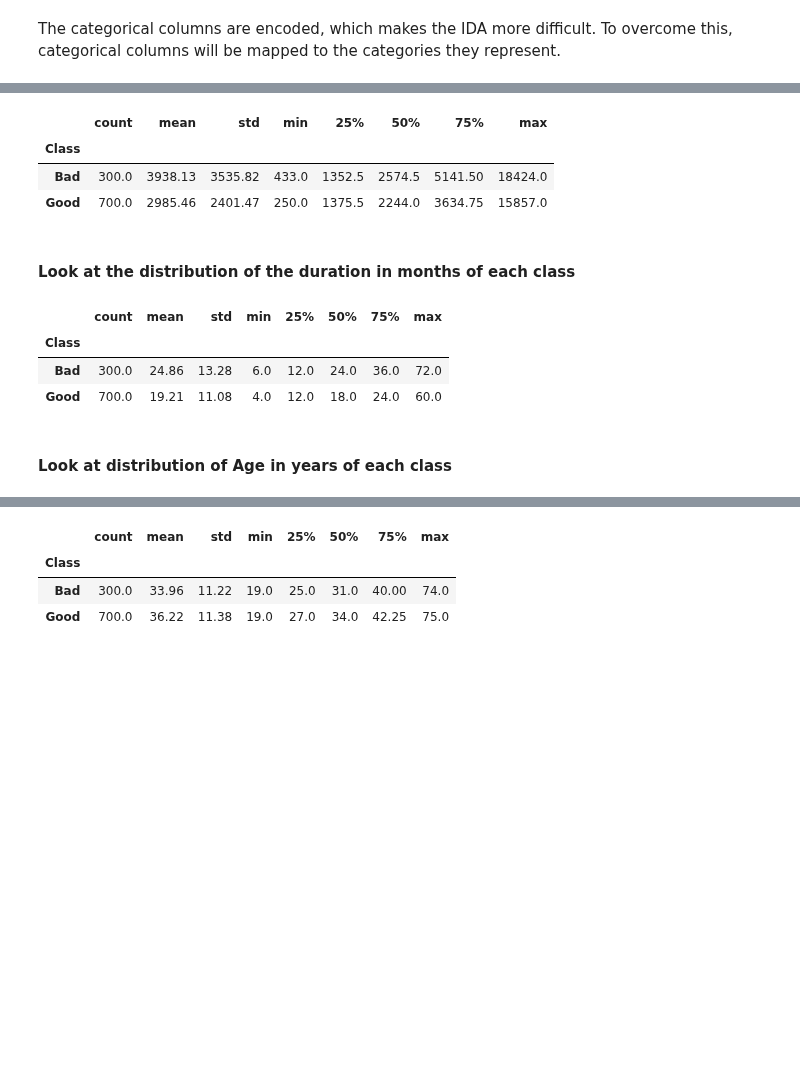
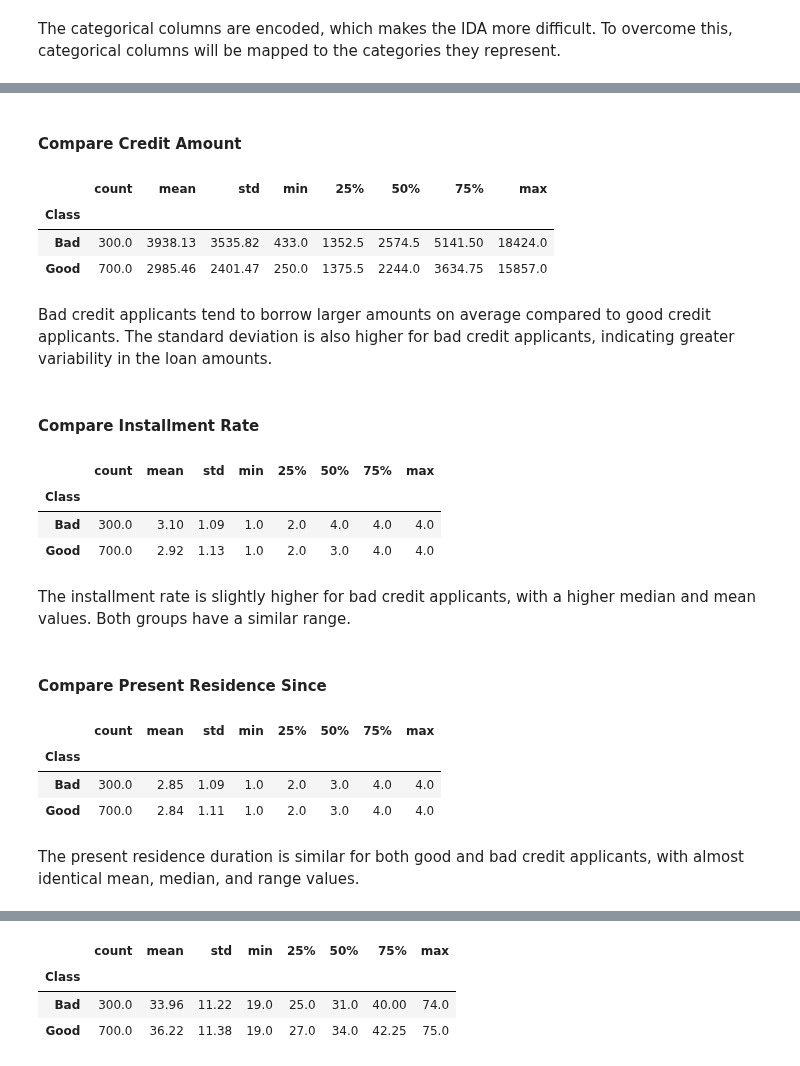
Before and after one commit to GittiGitus/Deep_Learning, a Jupyter notebook: experiments.ipynb, the cells around one changed output, grey strips where cells are left out. Drawn from its saved outputs; the diff is of its cells as text; code cells hidden in the pictures; blank space fills up the shorter version.

```diff
--- a/experiments.ipynb
+++ b/experiments.ipynb
@@ -347,3 +350,5 @@ plt.show()
+# %% [markdown]
+#### Compare Credit Amount
 # %%
 display(df.groupby('Class')['Credit_amount'].describe().round(2))
 # %% [output]
@@ -351,14 +356,27 @@ display(df.groupby('Class')['Credit_amount'].describe().round(2))
 | Class |  |  |  |  |  |  |  |  |
 | Bad | 300.0 | 3938.13 | 3535.82 | 433.0 | 1352.5 | 2574.5 | 5141.50 | 18424.0 |
 | Good | 700.0 | 2985.46 | 2401.47 | 250.0 | 1375.5 | 2244.0 | 3634.75 | 15857.0 |
-# %% [markdown]
-#### Look at the distribution of the duration in months of each class
+# %% [markdown]
+Bad credit applicants tend to borrow larger amounts on average compared to good credit applicants. The standard deviation is also higher for bad credit applicants, indicating greater variability in the loan amounts.
+# %% [markdown]
+#### Compare Installment Rate
 # %%
-display(df.groupby('Class')['Duration_in_months'].describe().round(2))
+display(df.groupby('Class')['Installment_rate_as_percentage_of_disposable_income'].describe().round(2))
 # %% [output]
 |  | count | mean | std | min | 25% | 50% | 75% | max |
 | Class |  |  |  |  |  |  |  |  |
-| Bad | 300.0 | 24.86 | 13.28 | 6.0 | 12.0 | 24.0 | 36.0 | 72.0 |
-| Good | 700.0 | 19.21 | 11.08 | 4.0 | 12.0 | 18.0 | 24.0 | 60.0 |
+| Bad | 300.0 | 3.10 | 1.09 | 1.0 | 2.0 | 4.0 | 4.0 | 4.0 |
+| Good | 700.0 | 2.92 | 1.13 | 1.0 | 2.0 | 3.0 | 4.0 | 4.0 |
-# %% [markdown]
-#### Look at distribution of Age in years of each class
+# %% [markdown]
+The installment rate is slightly higher for bad credit applicants, with a higher median and mean values. Both groups have a similar range.
+# %% [markdown]
+#### Compare Present Residence Since
+# %%
+display(df.groupby('Class')['Present_residence_since'].describe().round(2))
+# %% [output]
+|  | count | mean | std | min | 25% | 50% | 75% | max |
+| Class |  |  |  |  |  |  |  |  |
+| Bad | 300.0 | 2.85 | 1.09 | 1.0 | 2.0 | 3.0 | 4.0 | 4.0 |
+| Good | 700.0 | 2.84 | 1.11 | 1.0 | 2.0 | 3.0 | 4.0 | 4.0 |
+# %% [markdown]
+The present residence duration is similar for both good and bad credit applicants, with almost identical mean, median, and range values.
```
Also changed, not shown: parts of 86 cells of this notebook.
